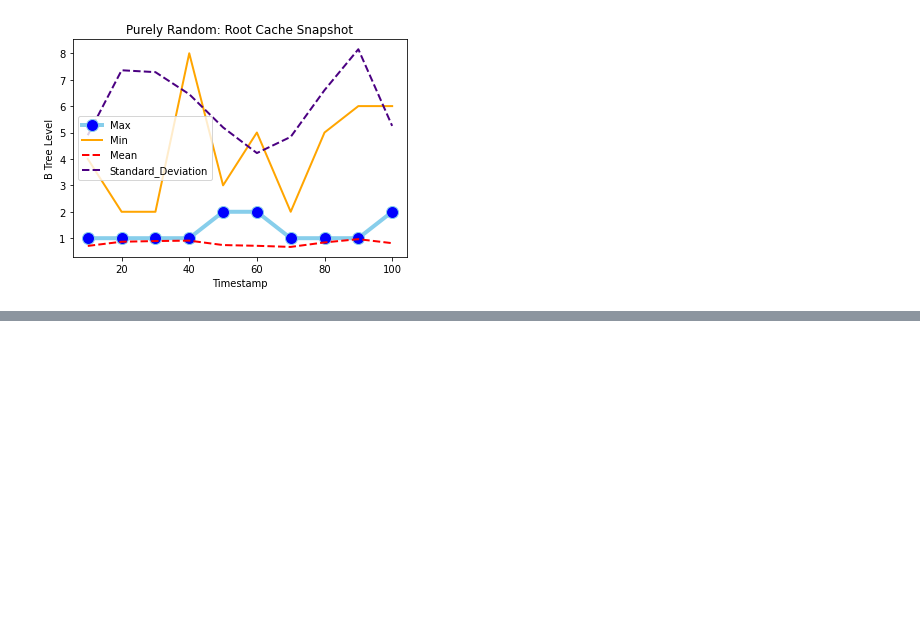
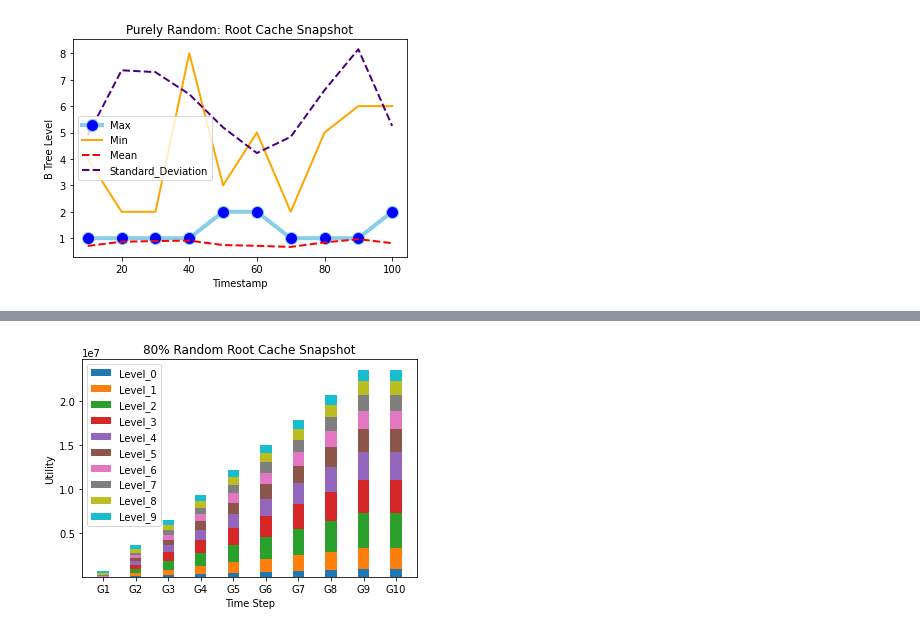
Before and after one commit to sfu-arch/Root-Cache--Software-Performance-Model, a Jupyter notebook: RootCache-PerformancePlots.ipynb, the cells around one changed output, grey strips where cells are left out. Cells and saved outputs as stored; diff of their text form; code cells hidden in the pictures; blank space fills up the shorter version.

```diff
--- a/RootCache-PerformancePlots.ipynb
+++ b/RootCache-PerformancePlots.ipynb
@@ -349,0 +398,48 @@ plt.show()
+# %%
+import matplotlib.pyplot as plt
+import numpy as np
+
+labels = ['G1', 'G2', 'G3', 'G4', 'G5', 'G6', 'G7', 'G8', 'G9', 'G10']
+Level_0 = np.array([64, 105601,211368, 317271, 423489, 529321, 635185, 740910, 847080, 847187])
+Level_1 = np.array([112, 301544,602544, 902939, 1203502, 1504227, 1805386, 2106249, 2407125, 2407125])
+Level_2 = np.array([352, 498224,995880, 1492635, 1990710, 2488237, 2986382, 3483589, 3981328, 3981328])
+Level_3 = np.array([1350, 478849,956500, 1433137, 1911629, 2388700,2865715, 3343171, 3820395, 3820395])
+Level_4 = np.array([4620, 401685,798315, 1194282, 1591596, 1988126,2384183, 2780834, 3176963, 3176963])
+Level_5 = np.array([14960, 335191,654749, 973966, 1294192, 1613992,1932901, 2252648, 2572291, 2572291])
+Level_6 = np.array([45760, 302442,558860, 814274, 1070342, 1326709,1582577, 1839169, 2095067, 2095067])
+Level_7 = np.array([126720, 332107,536999, 741475, 946789, 1152244,1357304, 1562413, 1766889, 1766889])
+Level_8 = np.array([281600, 445854,609597, 773269, 937425, 1101706,1265905, 1429858, 1593383, 1593383])
+Level_9 = np.array([225280, 356663,487876, 618767, 750364, 881631,1013146, 1144472, 1275714, 1275714])
+
+width = 0.35       # the width of the bars: can also be len(x) sequence
+
+fig, ax = plt.subplots()
+
+ax.bar(labels, Level_0, width, label='Level_0')
+ax.bar(labels, Level_1, width,
+       label='Level_1', bottom=Level_0)
+ax.bar(labels, Level_2, width,
+       label='Level_2', bottom=Level_1 + Level_0)
+ax.bar(labels, Level_3, width,
+       label='Level_3', bottom=Level_1 + Level_0 + Level_2)
+ax.bar(labels, Level_4, width,
+       label='Level_4', bottom=Level_1 + Level_0 + Level_2 + Level_3)
+ax.bar(labels, Level_5, width,
+       label='Level_5', bottom=Level_1 + Level_0 + Level_2 + Level_3 + Level_4)
+ax.bar(labels, Level_6, width,
+       label='Level_6', bottom=Level_1 + Level_0 + Level_2 + Level_3 + Level_4 + Level_5)
+ax.bar(labels, Level_7, width,
+       label='Level_7', bottom=Level_1 + Level_0 + Level_2 + Level_3 + Level_4 + Level_5 + Level_6)
+ax.bar(labels, Level_8, width,
+       label='Level_8', bottom=Level_1 + Level_0 + Level_2 + Level_3 + Level_4 + Level_5 + Level_6 + Level_7)
+ax.bar(labels, Level_9, width,
+       label='Level_9', bottom=Level_1 + Level_0 + Level_2 + Level_3 + Level_4 + Level_5 + Level_6 + Level_7 + Level_8)
+
+ax.set_ylabel('Utility')
+ax.set_xlabel('Time Step')
+ax.set_title('80% Random Root Cache Snapshot')
+ax.legend()
+
+plt.show()
+# %% [output]
+[figure, added]
```
Also changed, not shown: parts of 4 cells of this notebook, 7 other files.
